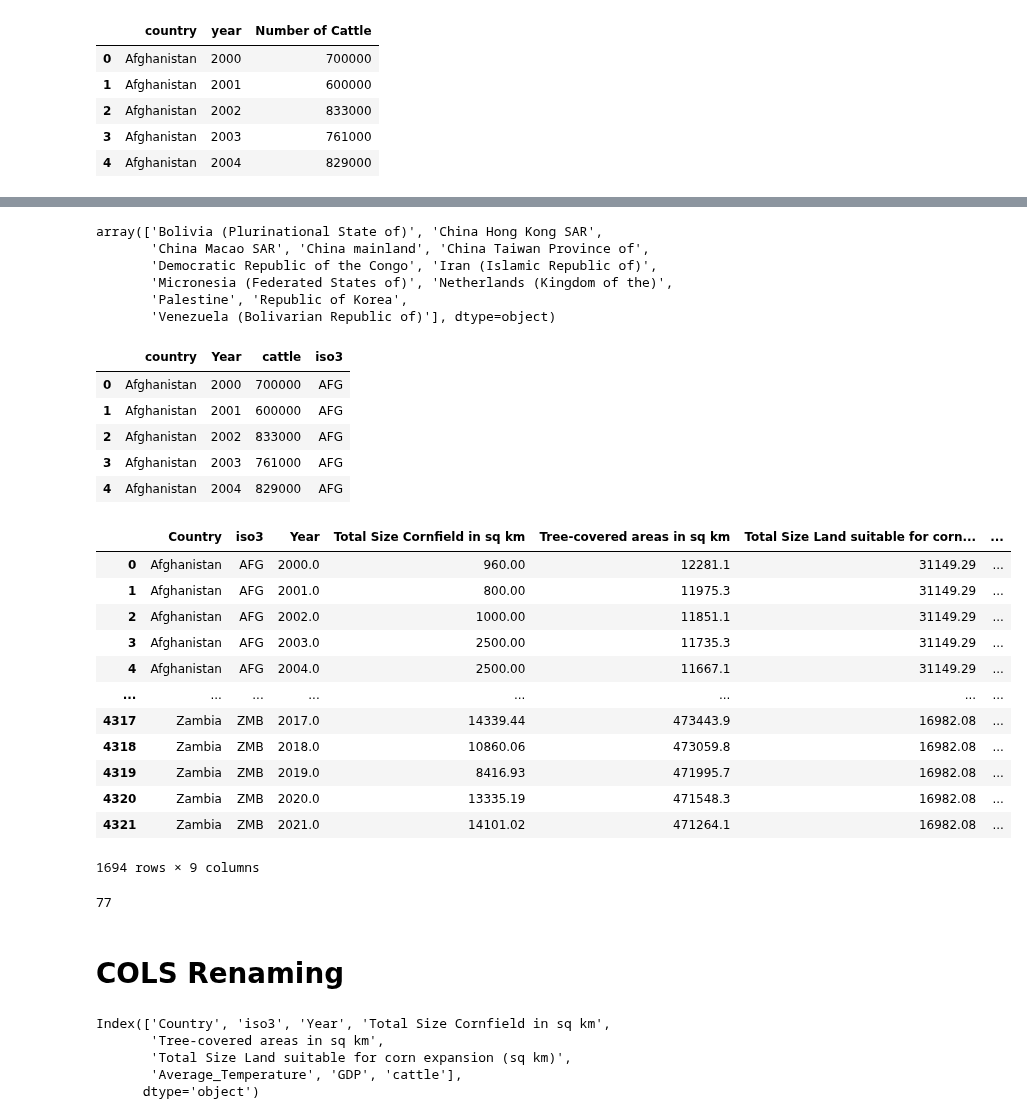
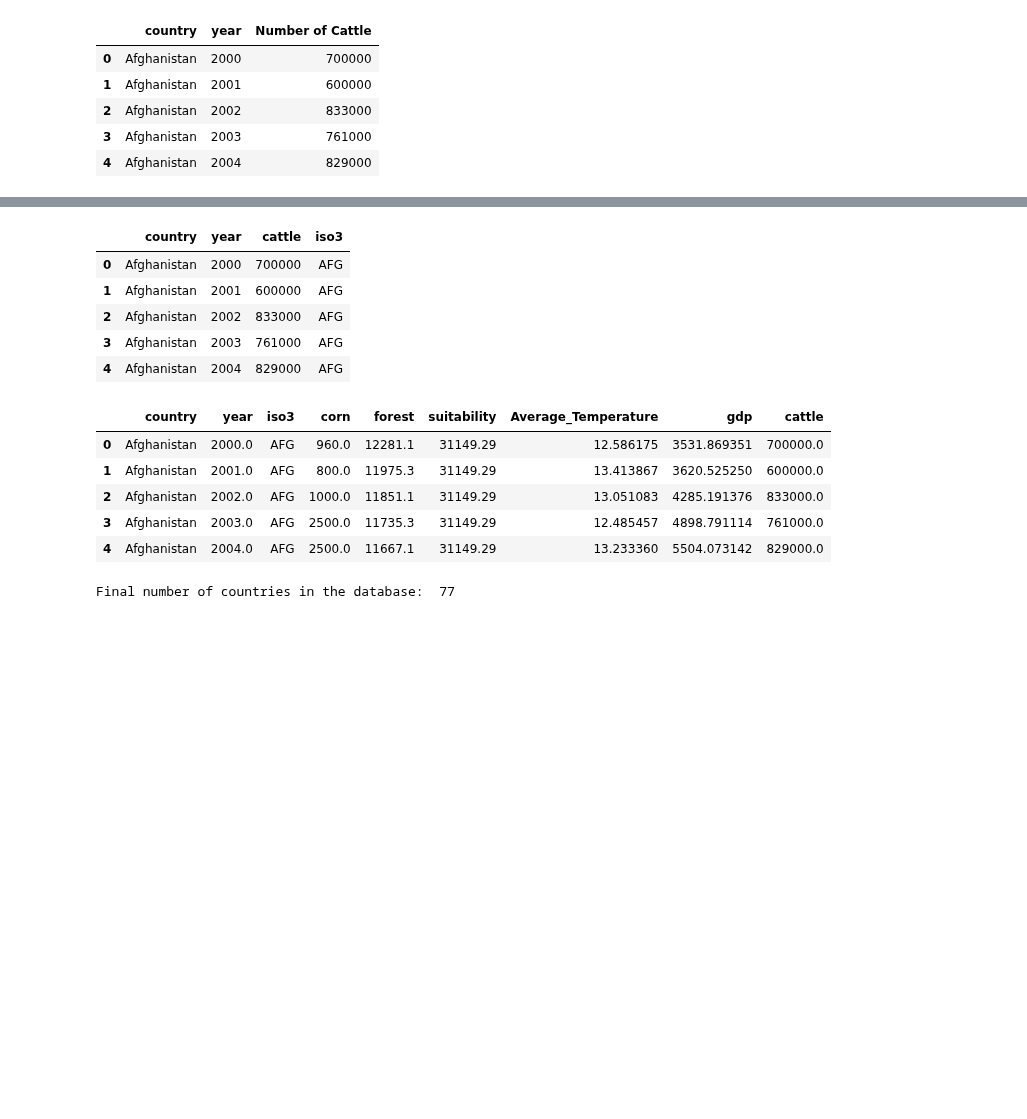
Before and after one commit to ZeliaDec/DataScience, a Jupyter notebook: Data_Notebook.ipynb, the cells around one changed output, grey strips where cells are left out. Cells and saved outputs as stored; diff of their text form; code cells hidden in the pictures; blank space fills up the shorter version.

```diff
--- a/Data_Notebook.ipynb
+++ b/Data_Notebook.ipynb
@@ -715,5 +585,11 @@ gdp_data
 # %%
-last_df = pd.merge(last_df,gdp_data, on=['iso3','Year'], how='outer')
-last_df = last_df.drop(["Country_y"], axis=1)
-last_df
+# Merge the data
+last_df = pd.merge(last_df,gdp_data, on=['iso3','year'], how='outer')
+
+last_df.drop(["country_y"], axis=1, inplace=True)
+last_df.rename(columns={'country_x':'country'}, inplace=True)
+last_df = last_df.dropna()
+last_df.reset_index(drop = True, inplace = True)
+
+last_df.head()
 # %% [output]
@@ -733,6 +601,0 @@ last_df
-# %%
-last_df = last_df.rename(columns={'Country_x':'Country'})
-last_df = last_df.dropna()
-last_df = last_df.reset_index()
-last_df.drop('index', axis=1, inplace=True)
-last_df
@@ -791,13 +636,3 @@ cattle.head()
-# %%
-cattle['iso3'] = cattle['country'].apply(get_iso3)
-cattle[cattle['iso3'].isnull()]["country"].unique()
-# %% [output]
-array(['Bolivia (Plurinational State of)', 'China Hong Kong SAR',
-       'China Macao SAR', 'China mainland', 'China Taiwan Province of',
-       'Democratic Republic of the Congo', 'Iran (Islamic Republic of)',
-       'Micronesia (Federated States of)', 'Netherlands (Kingdom of the)',
-       'Palestine', 'Republic of Korea',
-       'Venezuela (Bolivarian Republic of)'], dtype=object)
 # %%
 country_mapping_cattle = {
     'Bolivia (Plurinational State of)':'Bolivia, Plurinational State of',
@@ -818,47 +652,35 @@ cattle['country'] = cattle['country'].replace(country_mapping_cattle)
 # %%
+# Replace the country names, so that they match the ISO-3 codes
+cattle['country'] = cattle['country'].replace(country_mapping_cattle)
+# Get the ISO-3 code for each country
 cattle['iso3'] = cattle['country'].apply(get_iso3)
+
 cattle = cattle.dropna()
-cattle = cattle.reset_index()
-cattle.drop('index', axis=1, inplace=True)
-cattle.rename(columns={'Number of Cattle':'cattle', 'year':'Year'}, inplace=True)
+cattle.reset_index(drop = True, inplace = True)
+cattle.rename(columns={'Number of Cattle':'cattle'}, inplace=True)
+
 cattle.head()
 # %% [output]
-|  | country | Year | cattle | iso3 |
+|  | country | year | cattle | iso3 |
 | 0 | Afghanistan | 2000 | 700000 | AFG |
 | 1 | Afghanistan | 2001 | 600000 | AFG |
 | 2 | Afghanistan | 2002 | 833000 | AFG |
 | 3 | Afghanistan | 2003 | 761000 | AFG |
 | 4 | Afghanistan | 2004 | 829000 | AFG |
 # %%
-last_df = pd.merge(last_df,cattle, on=['iso3','Year'], how='outer')
-last_df = last_df.drop(["country"], axis=1)
+last_df = pd.merge(last_df,cattle, on=['iso3','year'], how='outer')
+last_df.drop(["country_y"], axis=1, inplace=True)
+last_df.rename(columns={'country_x':'country'}, inplace=True)
 last_df = last_df.dropna()
-last_df
+last_df.head()
 # %% [output]
-|  | Country | iso3 | Year | Total Size Cornfield in sq km | Tree-covered areas in sq km | Total Size Land suitable for corn... | ... |
-| 0 | Afghanistan | AFG | 2000.0 | 960.00 | 12281.1 | 31149.29 | ... |
-| 1 | Afghanistan | AFG | 2001.0 | 800.00 | 11975.3 | 31149.29 | ... |
-| 2 | Afghanistan | AFG | 2002.0 | 1000.00 | 11851.1 | 31149.29 | ... |
-| 3 | Afghanistan | AFG | 2003.0 | 2500.00 | 11735.3 | 31149.29 | ... |
-| 4 | Afghanistan | AFG | 2004.0 | 2500.00 | 11667.1 | 31149.29 | ... |
-| ... | ... | ... | ... | ... | ... | ... | ... |
-| 4317 | Zambia | ZMB | 2017.0 | 14339.44 | 473443.9 | 16982.08 | ... |
-| 4318 | Zambia | ZMB | 2018.0 | 10860.06 | 473059.8 | 16982.08 | ... |
-| 4319 | Zambia | ZMB | 2019.0 | 8416.93 | 471995.7 | 16982.08 | ... |
-| 4320 | Zambia | ZMB | 2020.0 | 13335.19 | 471548.3 | 16982.08 | ... |
-| 4321 | Zambia | ZMB | 2021.0 | 14101.02 | 471264.1 | 16982.08 | ... |
+|  | country | year | iso3 | corn | forest | suitability | Average_Temperature | gdp | cattle |
+| 0 | Afghanistan | 2000.0 | AFG | 960.0 | 12281.1 | 31149.29 | 12.586175 | 3531.869351 | 700000.0 |
+| 1 | Afghanistan | 2001.0 | AFG | 800.0 | 11975.3 | 31149.29 | 13.413867 | 3620.525250 | 600000.0 |
+| 2 | Afghanistan | 2002.0 | AFG | 1000.0 | 11851.1 | 31149.29 | 13.051083 | 4285.191376 | 833000.0 |
+| 3 | Afghanistan | 2003.0 | AFG | 2500.0 | 11735.3 | 31149.29 | 12.485457 | 4898.791114 | 761000.0 |
+| 4 | Afghanistan | 2004.0 | AFG | 2500.0 | 11667.1 | 31149.29 | 13.233360 | 5504.073142 | 829000.0 |
-1694 rows × 9 columns
 # %%
-len(last_df['Country'].unique())
+print("Final number of countries in the database: ", last_df['country'].nunique())
 # %% [output]
-77
+Final number of countries in the database:  77
-# %% [markdown]
-# COLS Renaming
-# %%
-last_df.keys()
-# %% [output]
-Index(['Country', 'iso3', 'Year', 'Total Size Cornfield in sq km',
-       'Tree-covered areas in sq km',
-       'Total Size Land suitable for corn expansion (sq km)',
-       'Average_Temperature', 'GDP', 'cattle'],
-      dtype='object')
```
Also changed, not shown: parts of 79 cells of this notebook, 1 other file.
